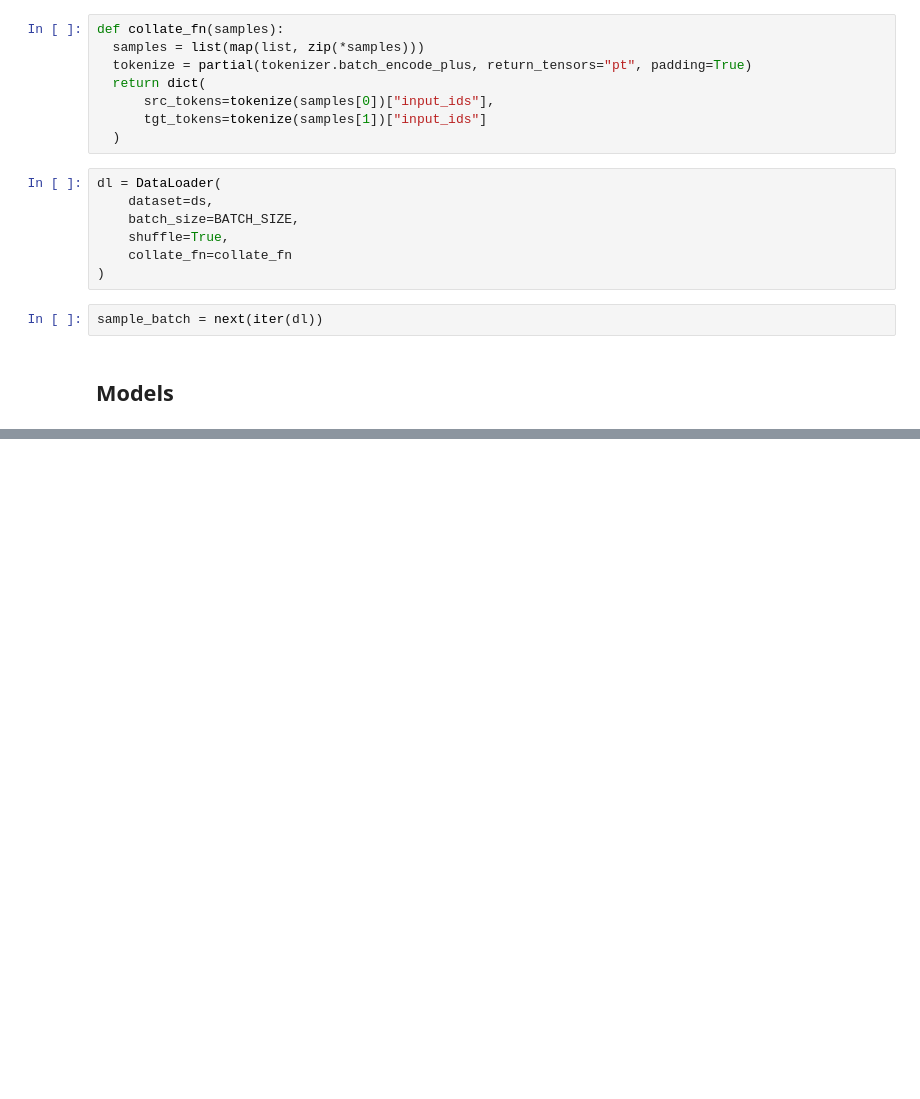
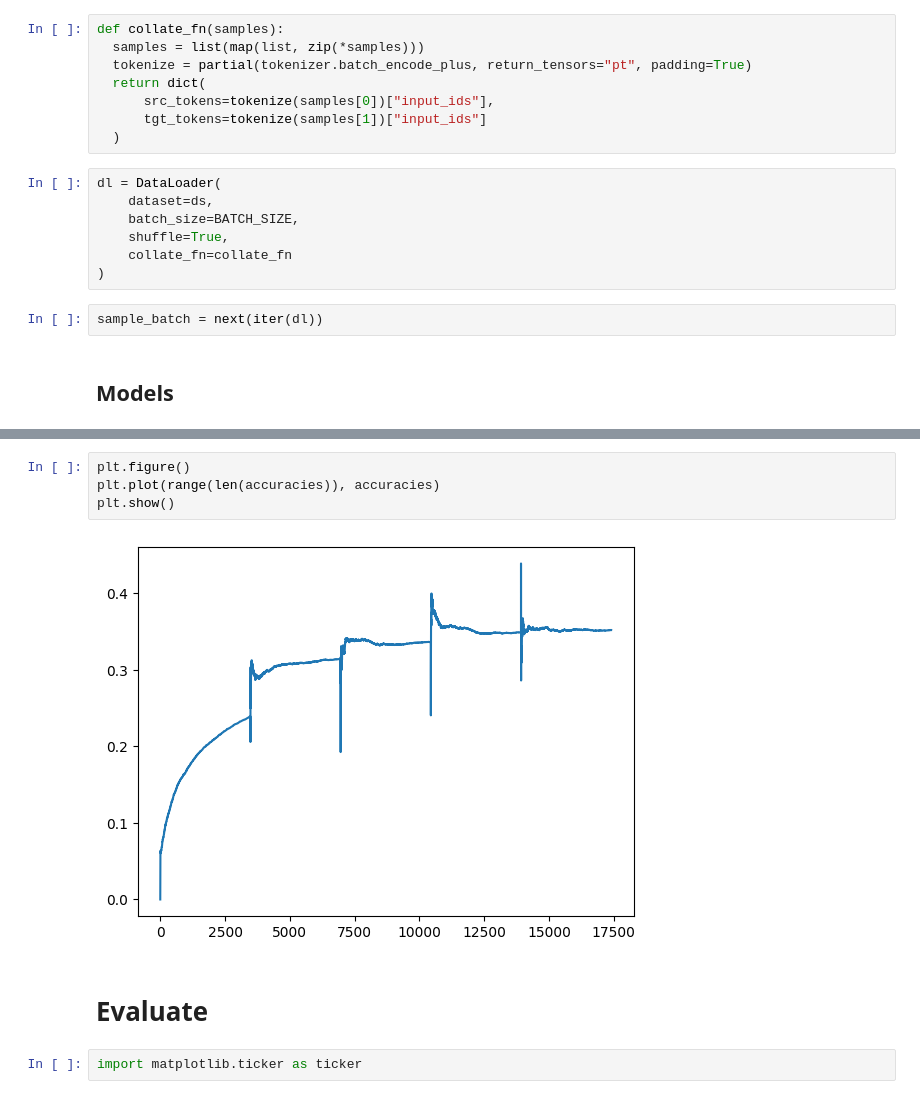
Before and after one commit to Calcifer777/learn-nlp, a Jupyter notebook: custom_nmt.ipynb, the cells around one changed output, grey strips where cells are left out. Drawn from its saved outputs; the diff is of its cells as text; blank space fills up the shorter version.

```diff
--- a/custom_nmt.ipynb
+++ b/custom_nmt.ipynb
@@ -259,0 +390,10 @@ torch.Size([8, 17, 30522])
+# %%
+plt.figure()
+plt.plot(range(len(accuracies)), accuracies)
+plt.show()
+# %% [output]
+[figure, added]
+# %% [markdown]
+# Evaluate
+# %%
+import matplotlib.ticker as ticker
```
Also changed, not shown: parts of 28 cells of this notebook.
